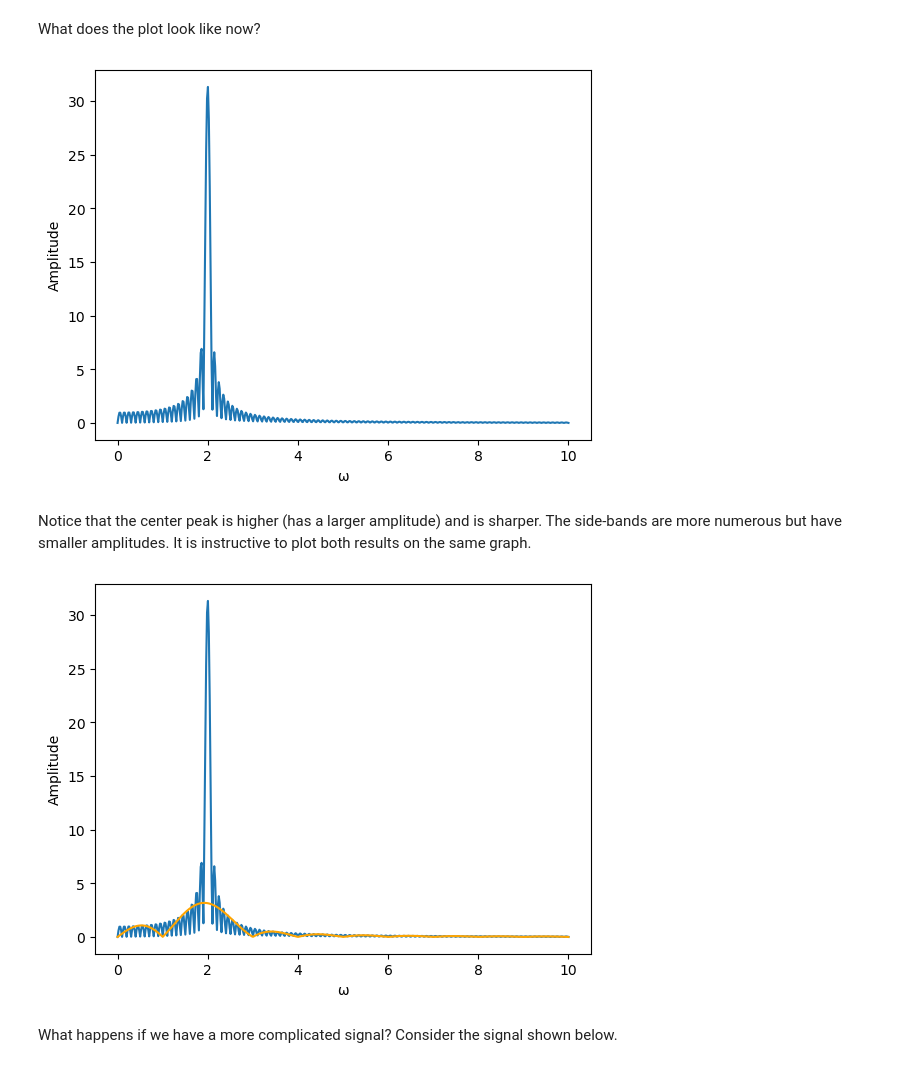
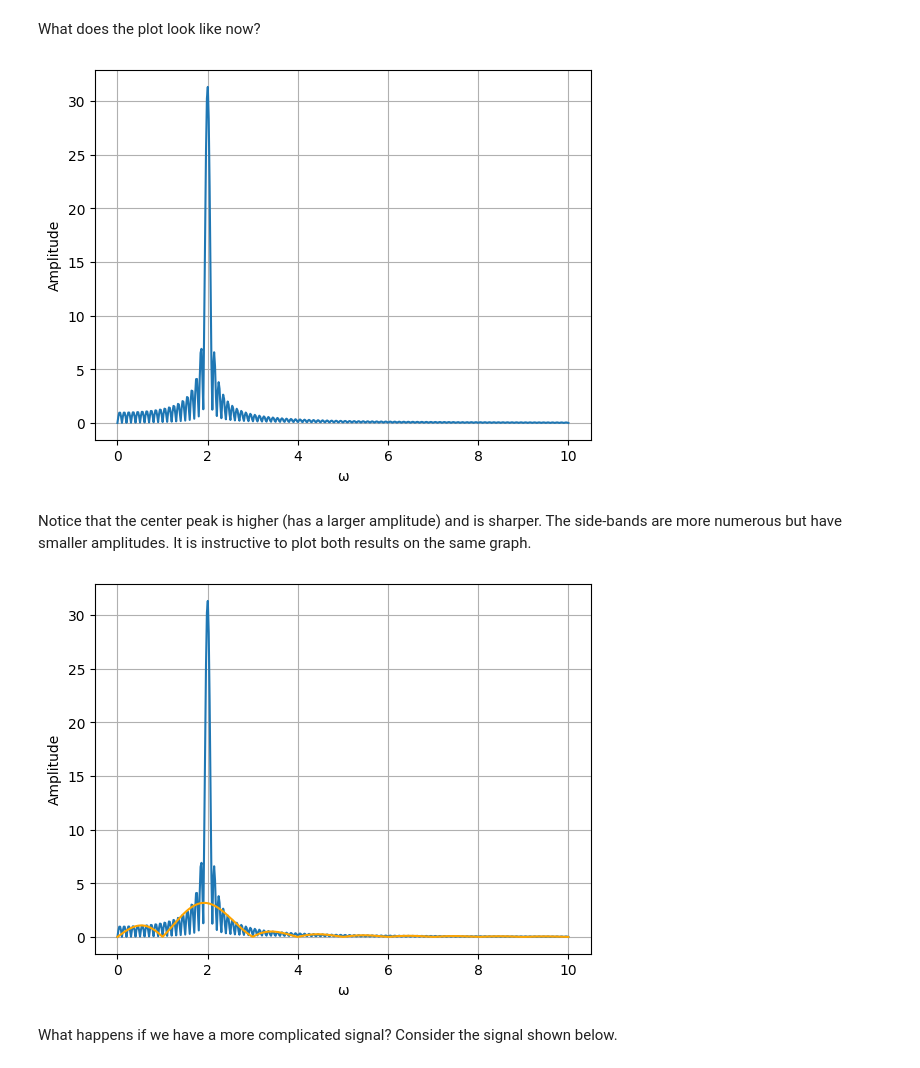
Before and after one commit to brinerk/LabsCapstone, a Jupyter notebook: Lab21/Lab 21.ipynb, the cells around one changed output. Drawn from its saved outputs; the diff is of its cells as text; code cells hidden in the pictures.

```diff
--- a/Lab21/Lab 21.ipynb
+++ b/Lab21/Lab 21.ipynb
@@ -194,14 +194,15 @@ What does the plot look like now?
 # %%
 t0 = np.linspace(0,10,500)
 
 f_res1 = [abs(sym.N(f_ω1.subs({ω: i}))) for i in t0]
 
 plt.plot(t0, f_res1)
 plt.ylabel('Amplitude')
 plt.xlabel('ω')
+plt.grid()
 plt.show()
 # %% [output]
-[figure, old version]
+[figure, new version]
 # %% [markdown]
 Notice that the center peak is higher (has a larger amplitude) and is sharper. The side-bands are more numerous but have smaller amplitudes. It is instructive to plot both results on the same graph.
 # %%
@@ -209,9 +210,10 @@ plt.plot(t0, f_res1)
 plt.plot(t0, f_res0,color="Orange")
 plt.ylabel('Amplitude')
 plt.xlabel('ω')
+plt.grid()
 plt.show()
 # %% [output]
-[figure, old version]
+[figure, new version]
 # %% [markdown]
 What happens if we have a more complicated signal? Consider the  signal shown below.
 # %%
```
Also changed, not shown: parts of 40 cells of this notebook, 8 other files.
